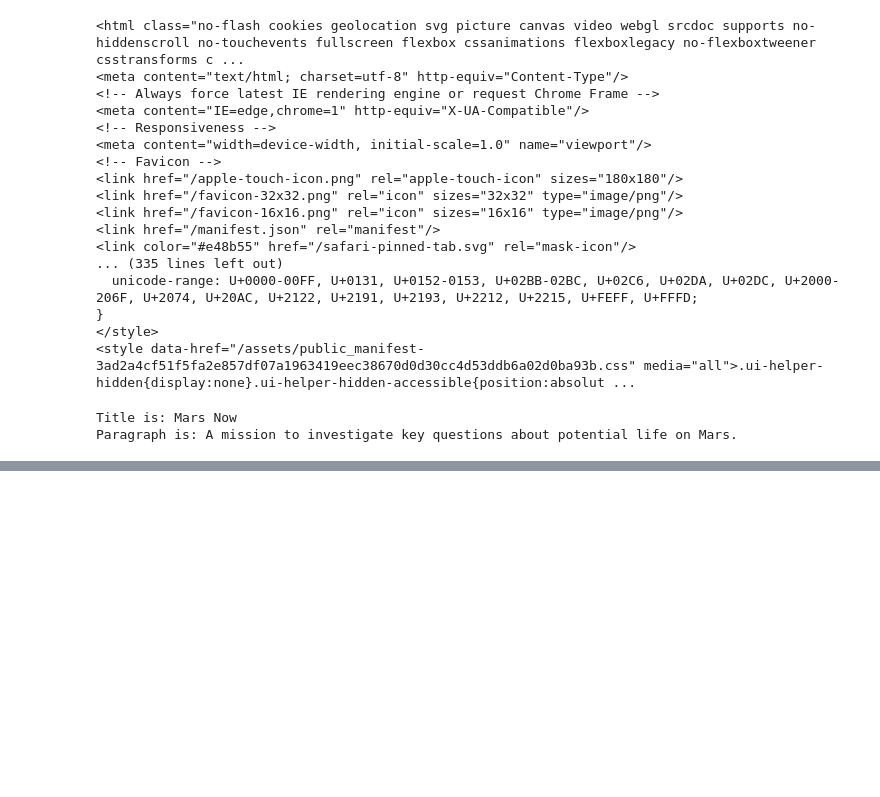
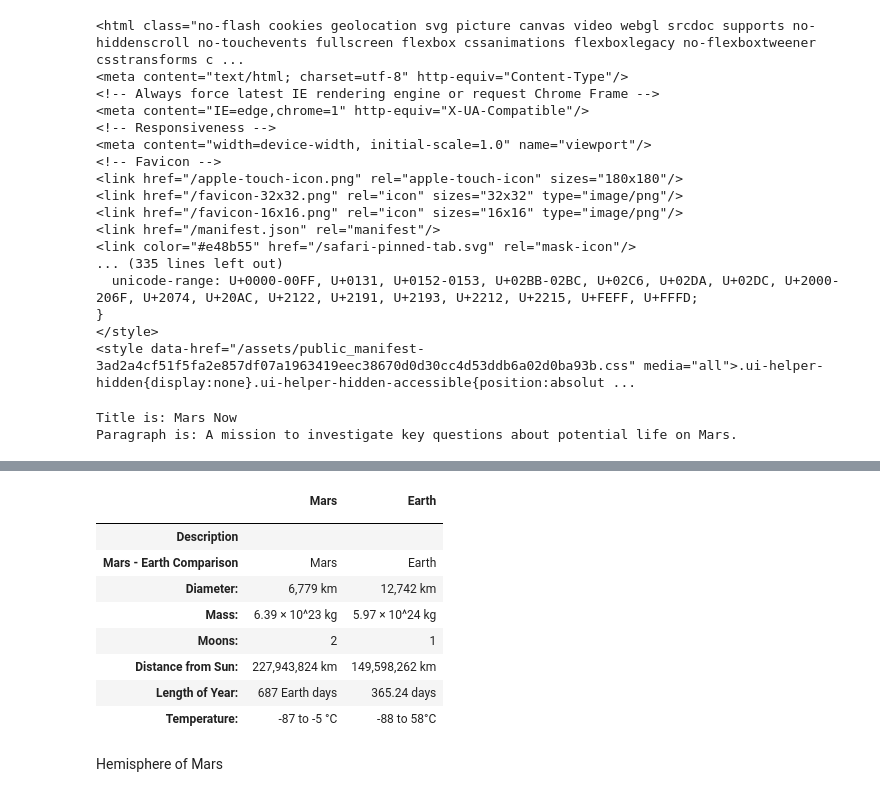
Before and after one commit to Okyere82/web_scraping_challenge, a Jupyter notebook: mission_to_mars.ipynb, the cells around one changed output, grey strips where cells are left out. Saved outputs shown, nothing was run; the diff lists cells and outputs as text; code cells hidden in the pictures; blank space fills up the shorter version.

```diff
--- a/mission_to_mars.ipynb
+++ b/mission_to_mars.ipynb
@@ -110,0 +180,4 @@ mars_df
+# %%
+cols=list(df.columns[[0]])
+df=df.set_index(cols)
+print(df)
@@ -110,0 +194,17 @@ mars_df
+# %%
+df=df.append(pd.Series(name="Description"))
+df=df.reindex(np.roll(df.index,shift=1))
+df=df.fillna("")
+# %%
+df
+# %% [output]
+|  | Mars | Earth |
+|  |  |  |
+| Description |  |  |
+| Mars - Earth Comparison | Mars | Earth |
+| Diameter: | 6,779 km | 12,742 km |
+| Mass: | 6.39 × 10^23 kg | 5.97 × 10^24 kg |
+| Moons: | 2 | 1 |
+| Distance from Sun: | 227,943,824 km | 149,598,262 km |
+| Length of Year: | 687 Earth days | 365.24 days |
+| Temperature: | -87 to -5 °C | -88 to 58°C |
@@ -110,0 +213,2 @@ mars_df
+# %% [markdown]
+Hemisphere of Mars
```
Also changed, not shown: parts of 23 cells of this notebook, 1 other file.
